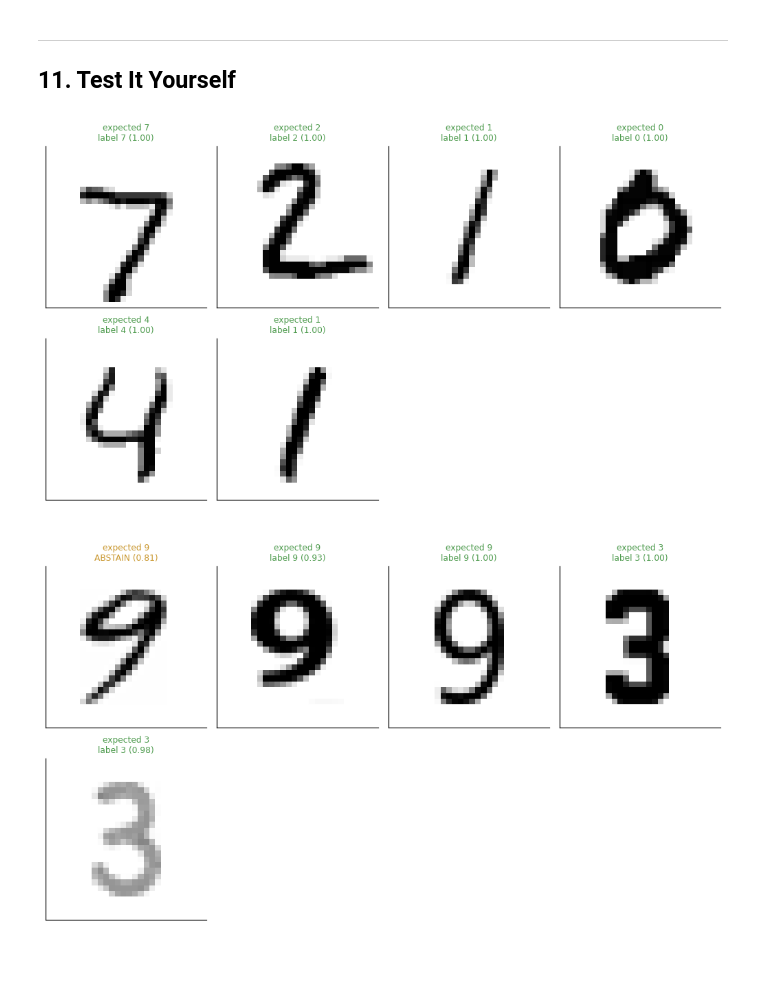
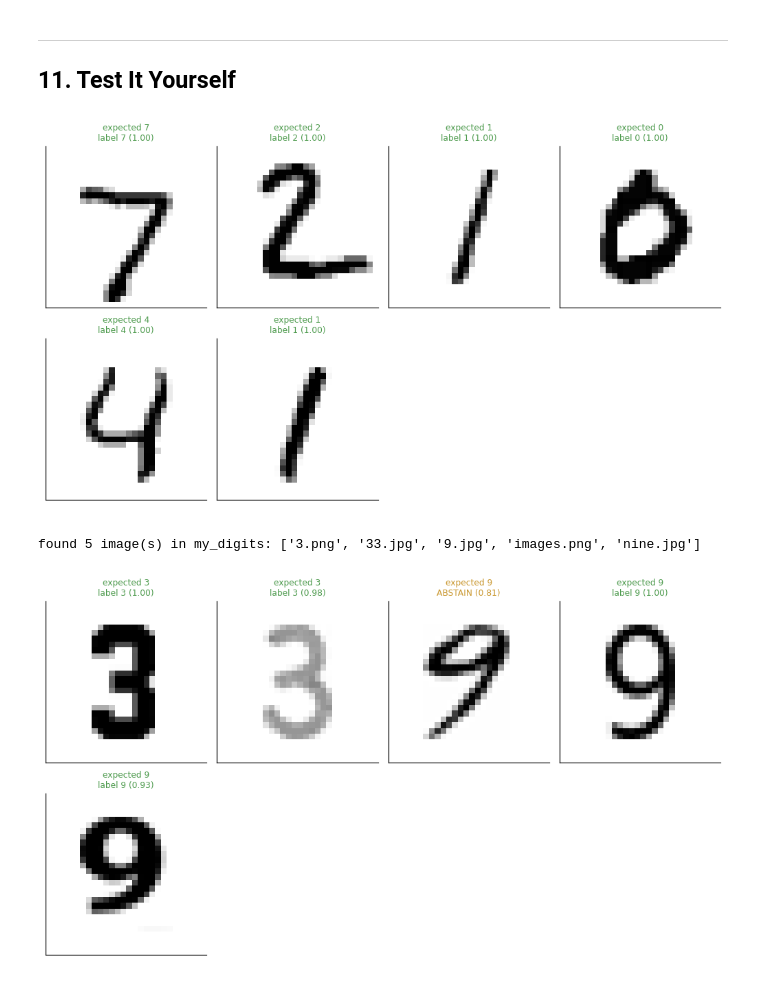
Before and after one commit to derekbhoang/mlp-from-scratch, a Jupyter notebook: mlp_from_scratch.ipynb, the cells around one changed output. Saved outputs shown, nothing was run; the diff lists cells and outputs as text; code cells hidden in the pictures.

```diff
--- a/mlp_from_scratch.ipynb
+++ b/mlp_from_scratch.ipynb
@@ -1967,6 +1967,7 @@ accompanying report/journal.
 # %%
 # [Test It Yourself] Visualise several predictions at once -- self-contained, doesn't depend
 # on any earlier cell having already run.
+from pathlib import Path
 from PIL import Image
 
 def mnist_normalize(path):
@@ -2006,34 +2007,48 @@ def show_predictions(images, expected=None, cols=4, figsize_per=(2.3, 2.7)):
             continue
 
         img = images[i]
         out = classifier.predict(img)
         exp = expected[i] if expected is not None else None
 
         if out["abstained"]:
             verdict, color = "ABSTAIN", "#C9962C"
         elif exp is not None and out["label"] == exp:
             verdict, color = "label %d" % out["label"], "#4C9A4C"
         elif exp is not None:
             verdict, color = "label %d" % out["label"], "#C44E52"
         else:
             verdict, color = "label %d" % out["label"], "#4C72B0"
 
         ax.imshow(img, cmap="gray_r", vmin=0, vmax=255)
         title = ("expected %d\n" % exp if exp is not None else "") + \
                 "%s (%.2f)" % (verdict, out["confidence"])
         ax.set_title(title, fontsize=8, color=color)
 
     plt.tight_layout(); plt.show()
 
 
 # --- Real test images (known-correct, for reference) ---
 idx = [0, 1, 2, 3, 4, 5]
 show_predictions([raw_test_images[i] for i in idx],
                  expected=[int(y_test[i]) for i in idx])
 
-# --- Your own images ---
-custom = {"9.jpg": 9, "nine.jpg": 9, "images.png": 9, "3.png": 3, "33.jpg": 3}
-show_predictions([mnist_normalize(f) for f in custom], expected=list(custom.values()))
+# --- Your own images: every file in my_digits/, discovered automatically ---
+MY_DIGITS_DIR = Path("my_digits")
+IMG_EXTS = {".png", ".jpg", ".jpeg"}
+
+my_files = sorted(p for p in MY_DIGITS_DIR.iterdir() if p.suffix.lower() in IMG_EXTS)
+print("found %d image(s) in %s: %s" % (len(my_files), MY_DIGITS_DIR, [p.name for p in my_files]))
+
+# Optional: the digit you believe each file shows, for colour-coded correct/wrong. Any file not
+# listed here still gets tested and shown -- just without a correctness judgement (blue, not
+# green/red) -- so dropping a new image into my_digits/ works with zero code changes.
+known_labels = {"9.jpg": 9, "nine.jpg": 9, "images.png": 9, "3.png": 3, "33.jpg": 3}
+
+my_images = [mnist_normalize(str(p)) for p in my_files]
+my_expected = [known_labels.get(p.name) for p in my_files]
+
+show_predictions(my_images, expected=my_expected)
 # %% [output]
 [figure]
+found 5 image(s) in my_digits: ['3.png', '33.jpg', '9.jpg', 'images.png', 'nine.jpg']
-[figure, old version]
+[figure, new version]
```
Also changed, not shown: parts of 3 cells of this notebook, 5 other files.
